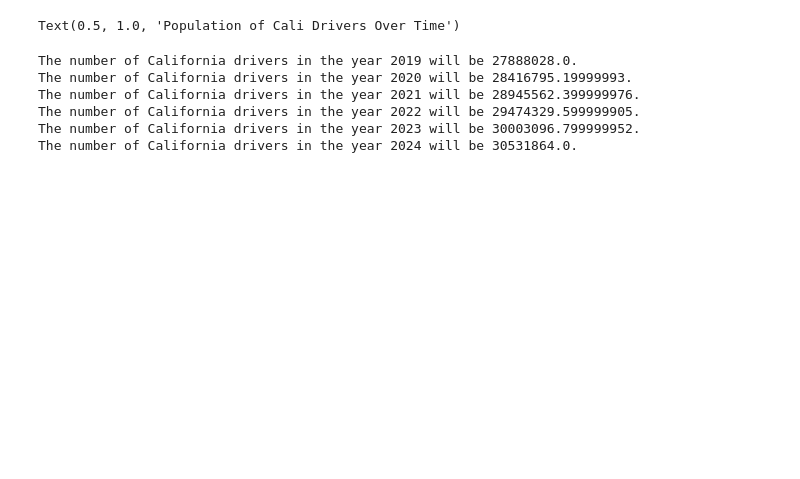
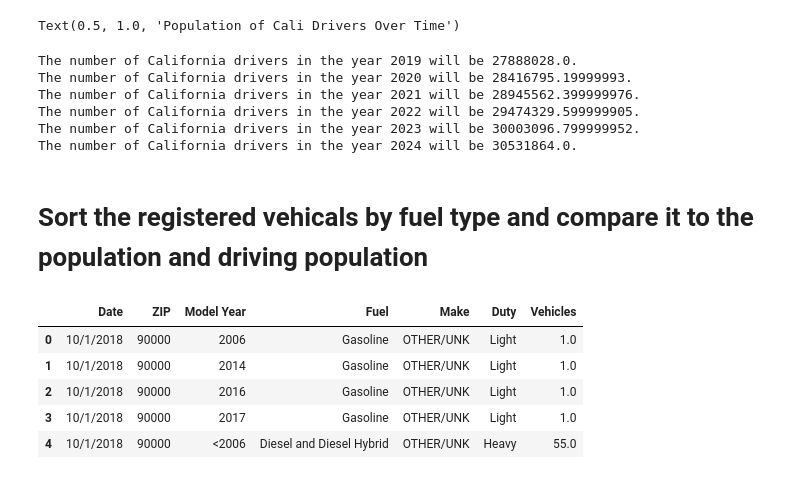
Before and after one commit to mdemarici/ev_project-, a Jupyter notebook: Data_Analytics/Cali_Pop_EC_Gas.ipynb, the cells around one changed output. Cells and saved outputs as stored; diff of their text form; code cells hidden in the pictures; blank space fills up the shorter version.

```diff
--- a/Data_Analytics/Cali_Pop_EC_Gas.ipynb
+++ b/Data_Analytics/Cali_Pop_EC_Gas.ipynb
@@ -173,3 +173,18 @@ The number of California drivers in the year 2021 will be 28945562.399999976.
 The number of California drivers in the year 2022 will be 29474329.599999905.
 The number of California drivers in the year 2023 will be 30003096.799999952.
 The number of California drivers in the year 2024 will be 30531864.0.
+# %% [markdown]
+# Sort the registered vehicals by fuel type and compare it to the population and driving population
+# %%
+# Import the October registered vehical CSV file
+registered_cars = pd.read_csv("../Resources/CA DMV Car Registration Oct 2018.csv")
+
+# Display the dataframe
+registered_cars.head()
+# %% [output]
+|  | Date | ZIP | Model Year | Fuel | Make | Duty | Vehicles |
+| 0 | 10/1/2018 | 90000 | 2006 | Gasoline | OTHER/UNK | Light | 1.0 |
+| 1 | 10/1/2018 | 90000 | 2014 | Gasoline | OTHER/UNK | Light | 1.0 |
+| 2 | 10/1/2018 | 90000 | 2016 | Gasoline | OTHER/UNK | Light | 1.0 |
+| 3 | 10/1/2018 | 90000 | 2017 | Gasoline | OTHER/UNK | Light | 1.0 |
+| 4 | 10/1/2018 | 90000 | <2006 | Diesel and Diesel Hybrid | OTHER/UNK | Heavy | 55.0 |
```
Also changed, not shown: parts of 18 cells of this notebook, 10 other files.
